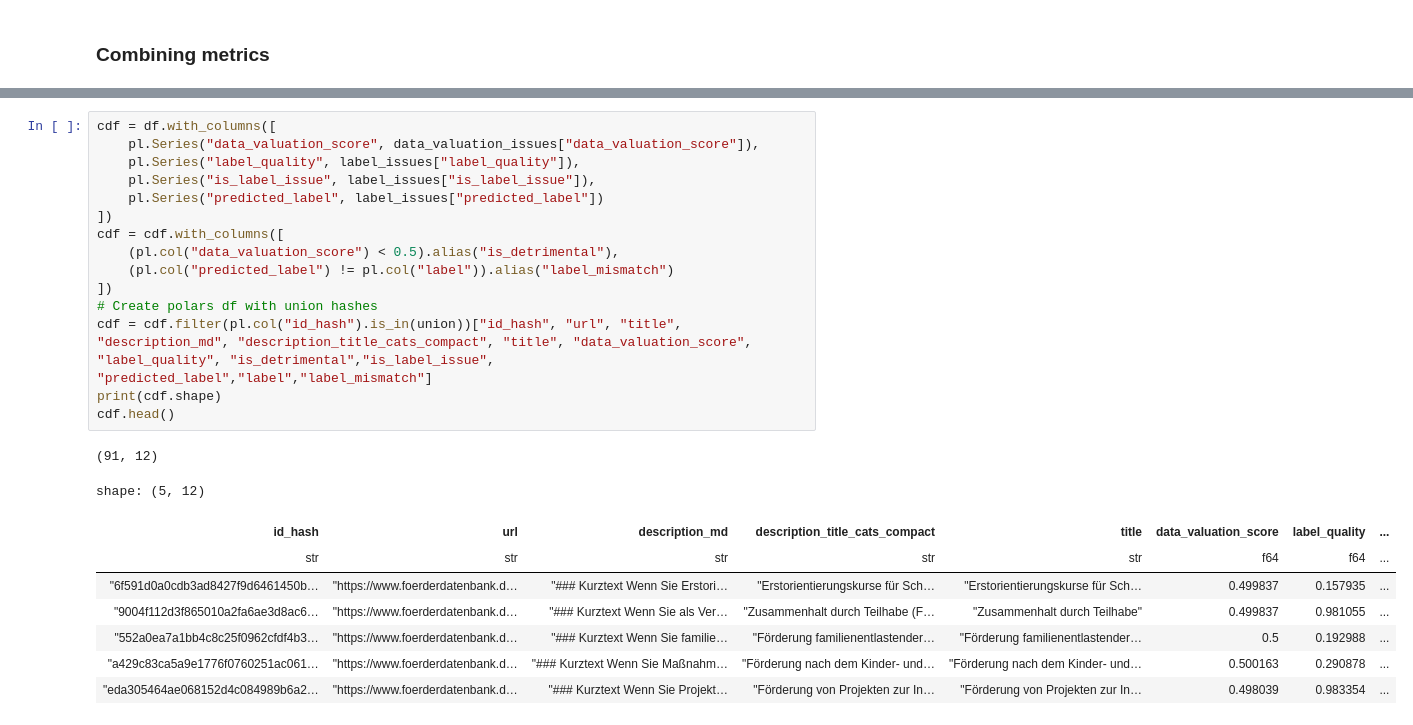
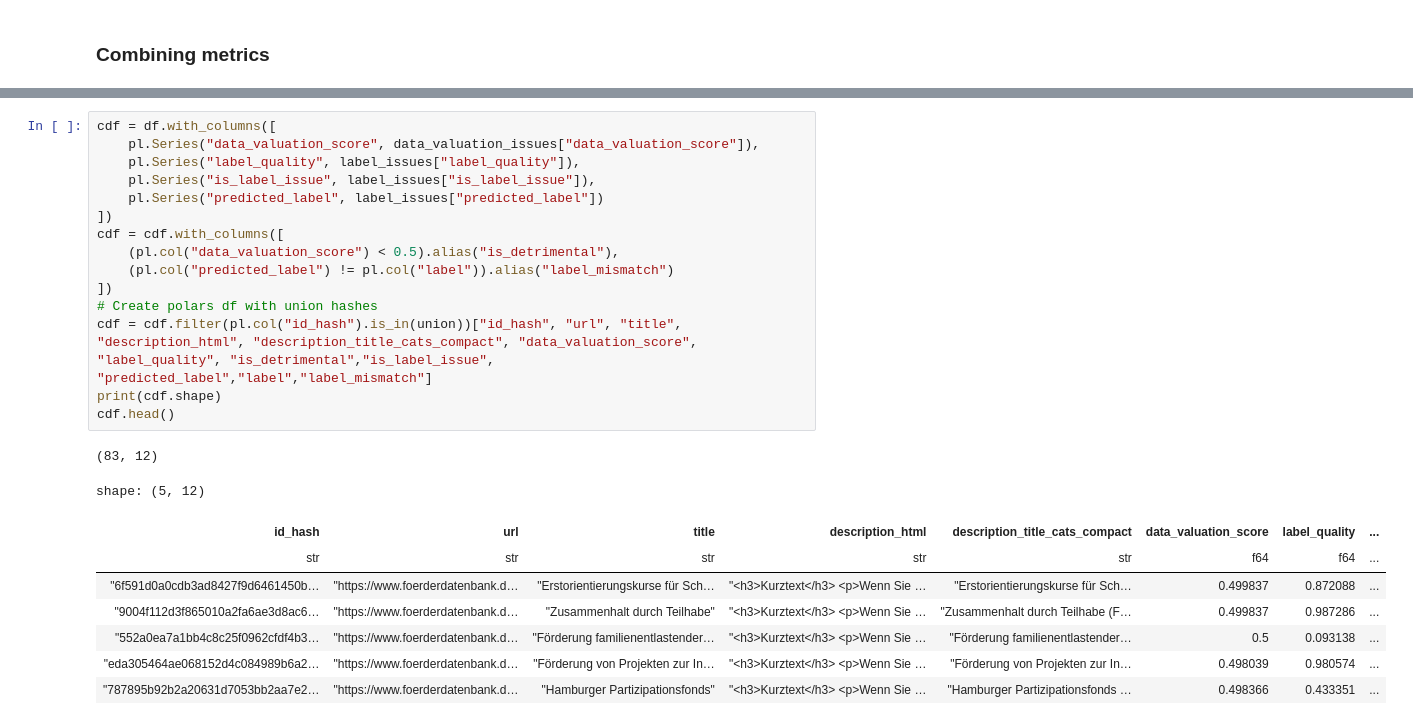
Before and after one commit to CorrelAid/awo-demokratiefoerderquote, a Jupyter notebook: notebooks/labeling_eval.ipynb, the cells around one changed output, grey strips where cells are left out. Saved outputs shown, nothing was run; the diff lists cells and outputs as text.

Commit message:
add label evaluation, add baseline classifier

```diff
--- a/notebooks/labeling_eval.ipynb
+++ b/notebooks/labeling_eval.ipynb
@@ -181,28 +181,28 @@ Label issue id hashes: 48
 # %%
 cdf = df.with_columns([
     pl.Series("data_valuation_score", data_valuation_issues["data_valuation_score"]),
     pl.Series("label_quality", label_issues["label_quality"]),
     pl.Series("is_label_issue", label_issues["is_label_issue"]),
     pl.Series("predicted_label", label_issues["predicted_label"])
 ])
 cdf = cdf.with_columns([
     (pl.col("data_valuation_score") < 0.5).alias("is_detrimental"),
     (pl.col("predicted_label") != pl.col("label")).alias("label_mismatch")
 ])
 # Create polars df with union hashes
-cdf = cdf.filter(pl.col("id_hash").is_in(union))["id_hash", "url", "title", "description_md", "description_title_cats_compact", "title", "data_valuation_score", "label_quality", "is_detrimental","is_label_issue", "predicted_label","label","label_mismatch"]
+cdf = cdf.filter(pl.col("id_hash").is_in(union))["id_hash", "url", "title", "description_html", "description_title_cats_compact", "data_valuation_score", "label_quality", "is_detrimental","is_label_issue", "predicted_label","label","label_mismatch"]
 print(cdf.shape)
 cdf.head()
 # %% [output]
-(91, 12)
+(83, 12)
 shape: (5, 12)
-| id_hash | url | description_md | description_title_cats_compact | title | data_valuation_score | label_quality | ... |
+| id_hash | url | title | description_html | description_title_cats_compact | data_valuation_score | label_quality | ... |
 | str | str | str | str | str | f64 | f64 | ... |
-| "6f591d0a0cdb3ad8427f9d6461450b… | "https://www.foerderdatenbank.d… | "### Kurztext Wenn Sie Erstori… | "Erstorientierungskurse für Sch… | "Erstorientierungskurse für Sch… | 0.499837 | 0.157935 | ... |
-| "9004f112d3f865010a2fa6ae3d8ac6… | "https://www.foerderdatenbank.d… | "### Kurztext Wenn Sie als Ver… | "Zusammenhalt durch Teilhabe (F… | "Zusammenhalt durch Teilhabe" | 0.499837 | 0.981055 | ... |
-| "552a0ea7a1bb4c8c25f0962cfdf4b3… | "https://www.foerderdatenbank.d… | "### Kurztext Wenn Sie familie… | "Förderung familienentlastender… | "Förderung familienentlastender… | 0.5 | 0.192988 | ... |
-| "a429c83ca5a9e1776f0760251ac061… | "https://www.foerderdatenbank.d… | "### Kurztext Wenn Sie Maßnahm… | "Förderung nach dem Kinder- und… | "Förderung nach dem Kinder- und… | 0.500163 | 0.290878 | ... |
-| "eda305464ae068152d4c084989b6a2… | "https://www.foerderdatenbank.d… | "### Kurztext Wenn Sie Projekt… | "Förderung von Projekten zur In… | "Förderung von Projekten zur In… | 0.498039 | 0.983354 | ... |
+| "6f591d0a0cdb3ad8427f9d6461450b… | "https://www.foerderdatenbank.d… | "Erstorientierungskurse für Sch… | "<h3>Kurztext</h3> <p>Wenn Sie … | "Erstorientierungskurse für Sch… | 0.499837 | 0.872088 | ... |
+| "9004f112d3f865010a2fa6ae3d8ac6… | "https://www.foerderdatenbank.d… | "Zusammenhalt durch Teilhabe" | "<h3>Kurztext</h3> <p>Wenn Sie … | "Zusammenhalt durch Teilhabe (F… | 0.499837 | 0.987286 | ... |
+| "552a0ea7a1bb4c8c25f0962cfdf4b3… | "https://www.foerderdatenbank.d… | "Förderung familienentlastender… | "<h3>Kurztext</h3> <p>Wenn Sie … | "Förderung familienentlastender… | 0.5 | 0.093138 | ... |
+| "eda305464ae068152d4c084989b6a2… | "https://www.foerderdatenbank.d… | "Förderung von Projekten zur In… | "<h3>Kurztext</h3> <p>Wenn Sie … | "Förderung von Projekten zur In… | 0.498039 | 0.980574 | ... |
+| "787895b92b2a20631d7053bb2aa7e2… | "https://www.foerderdatenbank.d… | "Hamburger Partizipationsfonds" | "<h3>Kurztext</h3> <p>Wenn Sie … | "Hamburger Partizipationsfonds … | 0.498366 | 0.433351 | ... |
 # %%
 cdf.filter(
     (pl.col("is_detrimental") == True) & (pl.col("is_label_issue") == True)
```
Also changed, not shown: parts of 7 cells of this notebook.
